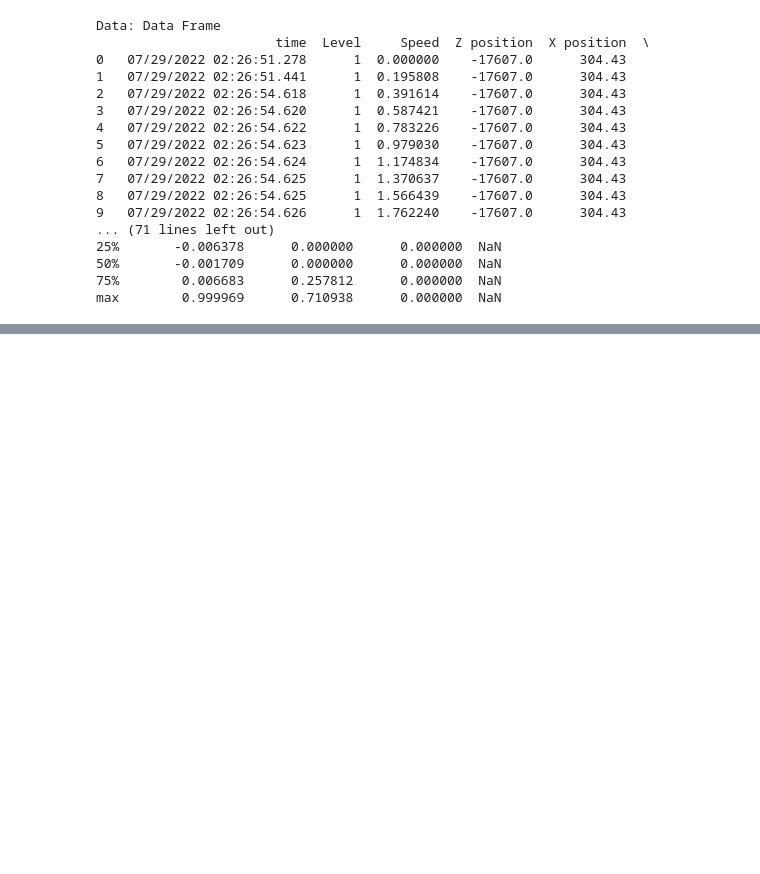
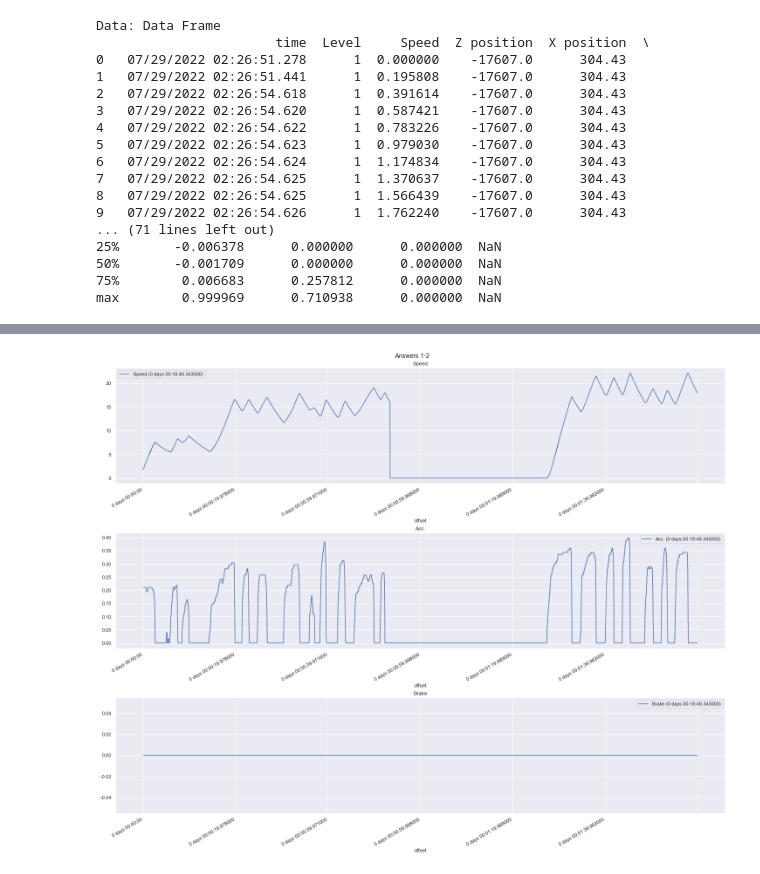
Before and after one commit to Adam-Lubo/NEU-ADAM-DATA, a Jupyter notebook: AdamDrivingData+Data.ipynb, the cells around one changed output, grey strips where cells are left out. Cells and saved outputs as stored; diff of their text form; code cells hidden in the pictures; blank space fills up the shorter version.

```diff
--- a/AdamDrivingData+Data.ipynb
+++ b/AdamDrivingData+Data.ipynb
@@ -103,0 +86,22 @@ plt.plot(df["Speed"][(timestamps_of_changes[1]-Tseconds):timestamps_of_changes[1
+# %%
+#\d- regular expresson match digit
+def get_question(row):
+    pattern = re.compile("Question_(\d)Select_(\d)")
+    m = pattern.match(row["Event ID"])
+    if m:
+        return m[1]
+    else:
+        return None
+
+def get_answer(row):
+    pattern = re.compile("Question_(\d)Select_(\d)")
+    m = pattern.match(row["Event ID"])
+    if m:
+        return m[2]
+    else:
+        return None
+
+
+df = df.assign(question=df.apply(get_question, axis=1))
+df = df.assign(answer=df.apply(get_answer, axis=1))
+df.head()
@@ -103,0 +155,24 @@ plt.plot(df["Speed"][(timestamps_of_changes[1]-Tseconds):timestamps_of_changes[1
+# %%
+answers = "1-2"
+twentysecs = timedelta(seconds=60)
+
+fig, axes = plt.subplots(3, 1, figsize=(20,16), constrained_layout=True, sharex=False, sharey='none')
+fig.suptitle("Answers {}".format(answers))
+
+dfs = []
+for ts in timestamps[answers]:
+    qdf = df[["Speed", "Acc.", "Brake"]][(ts - twentysecs):(ts + twentysecs)]
+    qdf = qdf.shift(freq=-qdf.index[0])
+    dfs.append((qdf, ts))
+    print(qdf.head())
+
+#label, for loop to iterate through all values in list
+for ndf, ts in dfs:
+    slbl = "Speed ({})".format(ts)
+    albl = "Acc. ({})".format(ts)
+    blbl = "Brake ({})".format(ts)
+   #plot
+    ndf["Speed"].plot(ax=axes[0], title="Speed", legend="true", label=slbl)
+    ndf["Acc."].plot(ax=axes[1], title="Acc.", legend="true", label=albl )
+    ndf["Brake"].plot(ax=axes[2], title="Brake", legend="true", label=blbl )
+# %% [output]
@@ -103,0 +186 @@ plt.plot(df["Speed"][(timestamps_of_changes[1]-Tseconds):timestamps_of_changes[1
+[figure, added]
```
Also changed, not shown: parts of 7 cells of this notebook.
